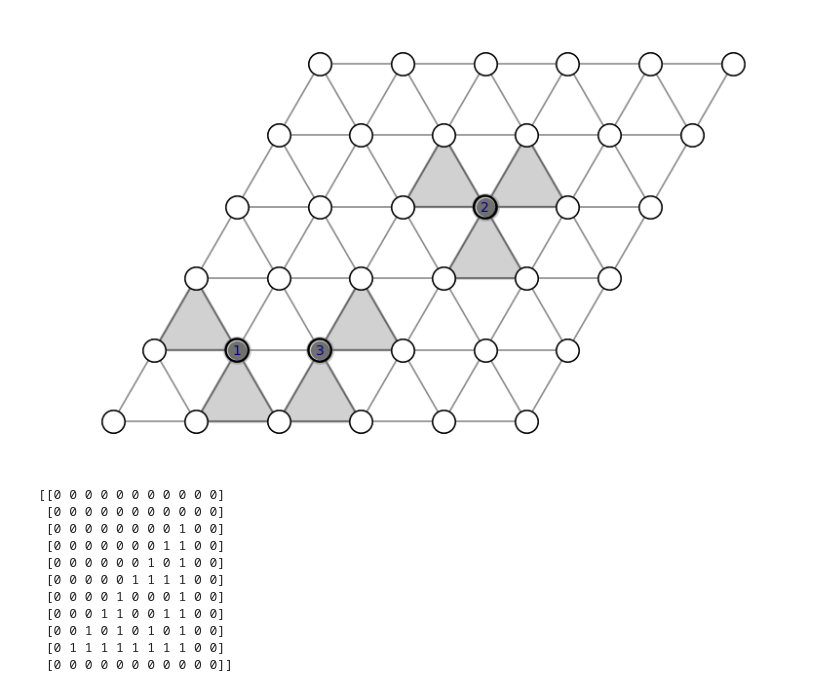
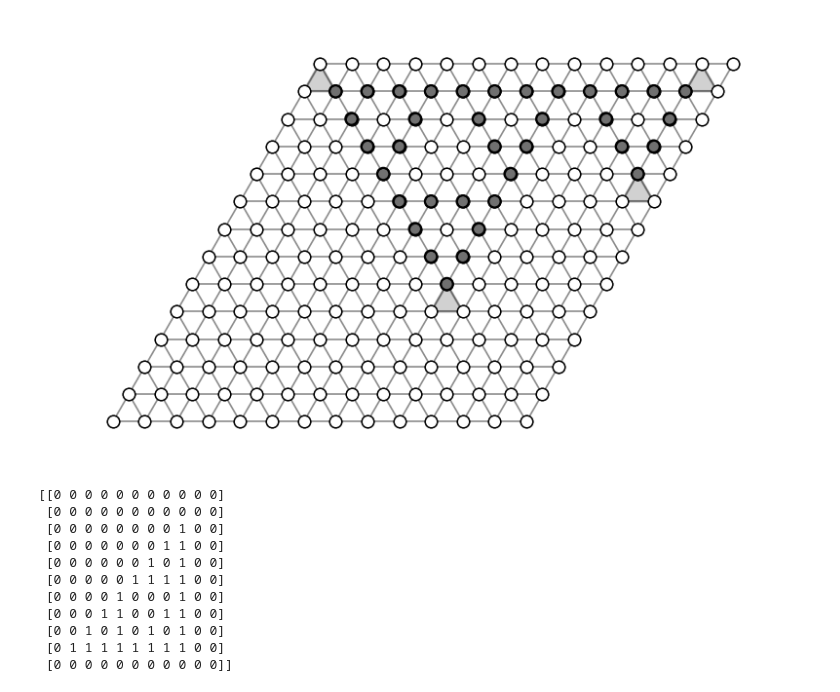
Before and after one commit to toM0dots/XYZ-color-code, a Jupyter notebook: XYZ_color_code/nm_plotting.ipynb, the cells around one changed output. Cells and saved outputs as stored; diff of their text form; code cells hidden in the pictures.

Commit message:
networkx plots

```diff
--- a/XYZ_color_code/nm_plotting.ipynb
+++ b/XYZ_color_code/nm_plotting.ipynb
@@ -196,0 +234,10 @@ def pascal_mod2_rows(num_rows: int, width: int | None = None) -> np.ndarray:
+# %%
+H, L = s, s
+random.seed(42)
+np.random.seed(42)
+error_rate = 0.2
+p_dyn = 0.001
+lattice = np.zeros((H, L), dtype=int)
+# lattice = monte_carlo_error(lattice, error_rate= error_rate, num_steps=1)
+lattice = bkl(lattice, error_rate= p_dyn, steps=2000)
+plot_checkerboard(lattice)
@@ -197,28 +253,36 @@ def pascal_mod2_rows(num_rows: int, width: int | None = None) -> np.ndarray:
 # %%
 # example
 # error_qubits = {(1, 0), (2, 0), (0, 1), (2, 1), (3, 1), (0, 2), (1, 2), (3, 2), (1, 3), (2, 3), }
-s = 4
-lat = pascal_mod2_rows(s, s)
-lat = np.transpose(lat)
-lat = lat[::-1]
-lat = np.pad(lat, ((1, 1)), mode='constant', constant_values=0)
-# error_qubits = bit_array_to_sites(lat, swap_rc_to_ij=True)
+s = 12
+# lat = pascal_mod2_rows(s, s)
+# lat = np.transpose(lat)
+# lat = lat[::-1]
+# lat = np.pad(lat, ((1, 1)), mode='constant', constant_values=0)
 # violated_checks = {(s, 0), (s,s), (0,s)}
 
+# lat = np.zeros((s, s))
+# logicals = logical_operators(lat)
+
+lat = np.roll(lattice, 1,0)
+lat = np.pad(lat, ((1, 1)), mode='constant', constant_values=0)
+error_qubits = bit_array_to_sites(lat[::-1], swap_rc_to_ij=True)
+violated_checks = {(0,12), (12, 8), (12, 12), (8,4)}
+
+
 #custom example
-error_qubits = {(1,1), (2, 1), (3,3)}
-violated_checks = {(1,0), (2,0), (0,1), (2,1), (2, 3), (3, 3), (3,2)}
+# error_qubits = {(1,1), (2, 1), (3,3)}
+# violated_checks = {(1,0), (2,0), (0,1), (2,1), (2, 3), (3, 3), (3,2)}
 
 fig, ax = draw_nm(
     Lx=s+2,
     Ly=s+2,
     error_qubits=error_qubits,
     violated_checks=violated_checks,
     label=False,
 )
 plt.show()
 # %% [output]
-[figure, old version]
+[figure, new version]
 # %%
 print(np.pad(lat,(1,1)))
 # %% [output]
```
Also changed, not shown: parts of 7 cells of this notebook, 3 other files.
